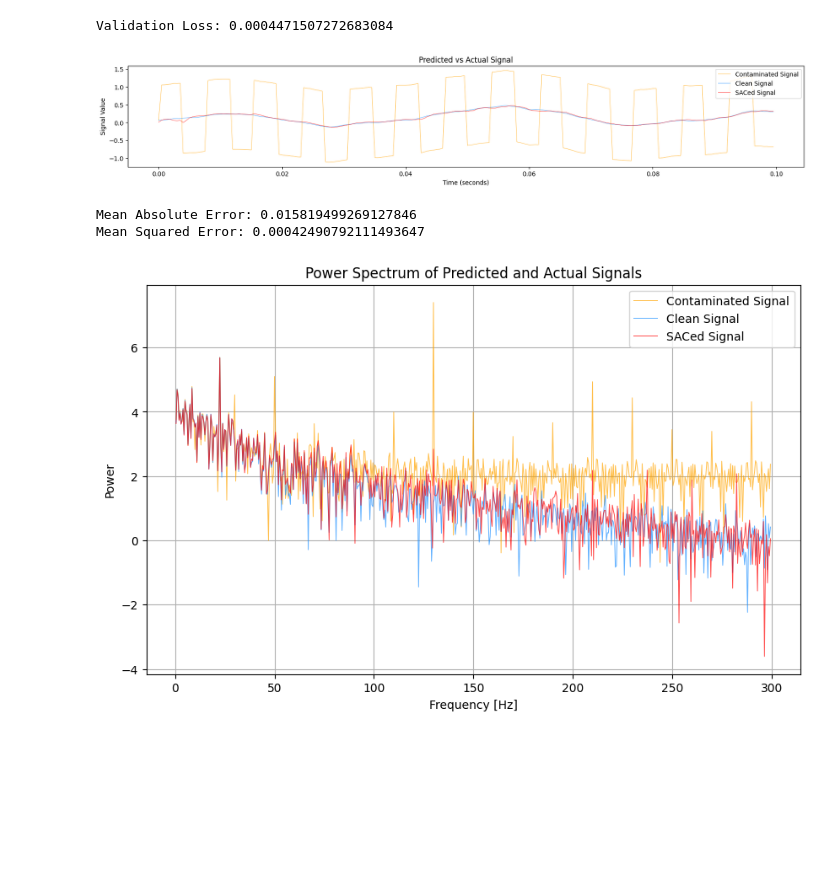
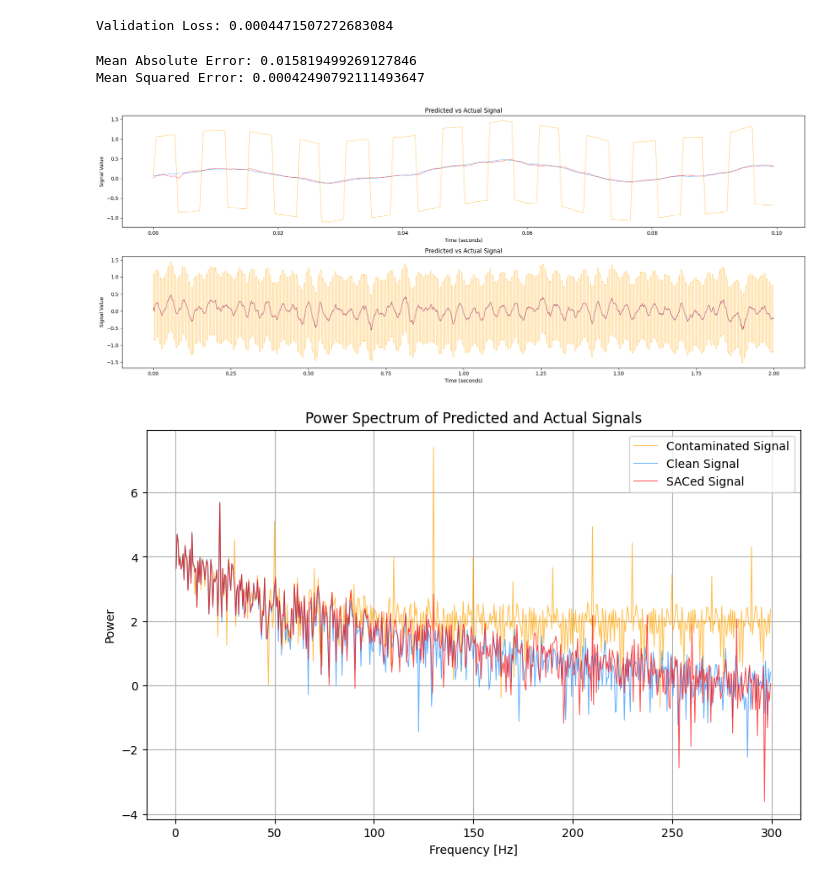
Before and after one commit to RyuKyungchan/UGRP, a Jupyter notebook: DNN_SAC/LSTM/LSTM_v2.ipynb, the cells around one changed output. Cells and saved outputs as stored; diff of their text form; code cells hidden in the pictures; blank space fills up the shorter version.

```diff
--- a/DNN_SAC/LSTM/LSTM_v2.ipynb
+++ b/DNN_SAC/LSTM/LSTM_v2.ipynb
@@ -205,25 +205,35 @@ Validation Loss: 0.0004471507272683084
 # %%
 # time domain plotting
 non_SACed_signal = non_SACed[5]
 predicted_signal = pred[5]
 actual_signal = gt[5]
-
-plt.figure(figsize=(20, 3))
+plt.figure(figsize=(20,8))
+plt.subplot(2, 1, 1)
 plt.plot(t[:200], non_SACed_signal[:200], label='Contaminated Signal', color='orange', alpha=0.7, linewidth=0.7)
 plt.plot(t[:200], actual_signal[:200], label='Clean Signal', color='dodgerblue', alpha=0.7, linewidth=0.7)
 plt.plot(t[:200], predicted_signal[:200], label='SACed Signal', color='red', alpha=0.7, linewidth=0.7)
 plt.xlabel('Time (seconds)')
 plt.ylabel('Signal Value')
 plt.title('Predicted vs Actual Signal')
 plt.legend()
-plt.show()
+
+plt.subplot(2, 1, 2)
+plt.plot(t, non_SACed_signal, label='Contaminated Signal', color='orange', alpha=0.7, linewidth=0.7)
+plt.plot(t, actual_signal, label='Clean Signal', color='dodgerblue', alpha=0.7, linewidth=0.7)
+plt.plot(t, predicted_signal, label='SACed Signal', color='red', alpha=0.7, linewidth=0.7)
+plt.xlabel('Time (seconds)')
+plt.ylabel('Signal Value')
+plt.title('Predicted vs Actual Signal')
+plt.legend()
+
+plt.tight_layout()
 
 print(f"Mean Absolute Error: {mean_absolute_error(actual_signal, predicted_signal)}")
 print(f"Mean Squared Error: {mean_squared_error(actual_signal, predicted_signal)}")
 # %% [output]
+Mean Absolute Error: 0.015819499269127846
+Mean Squared Error: 0.00042490792111493647
-[figure, old version]
+[figure, new version]
-Mean Absolute Error: 0.015819499269127846
-Mean Squared Error: 0.00042490792111493647
 # %%
 # frequency domain plotting
 
```
